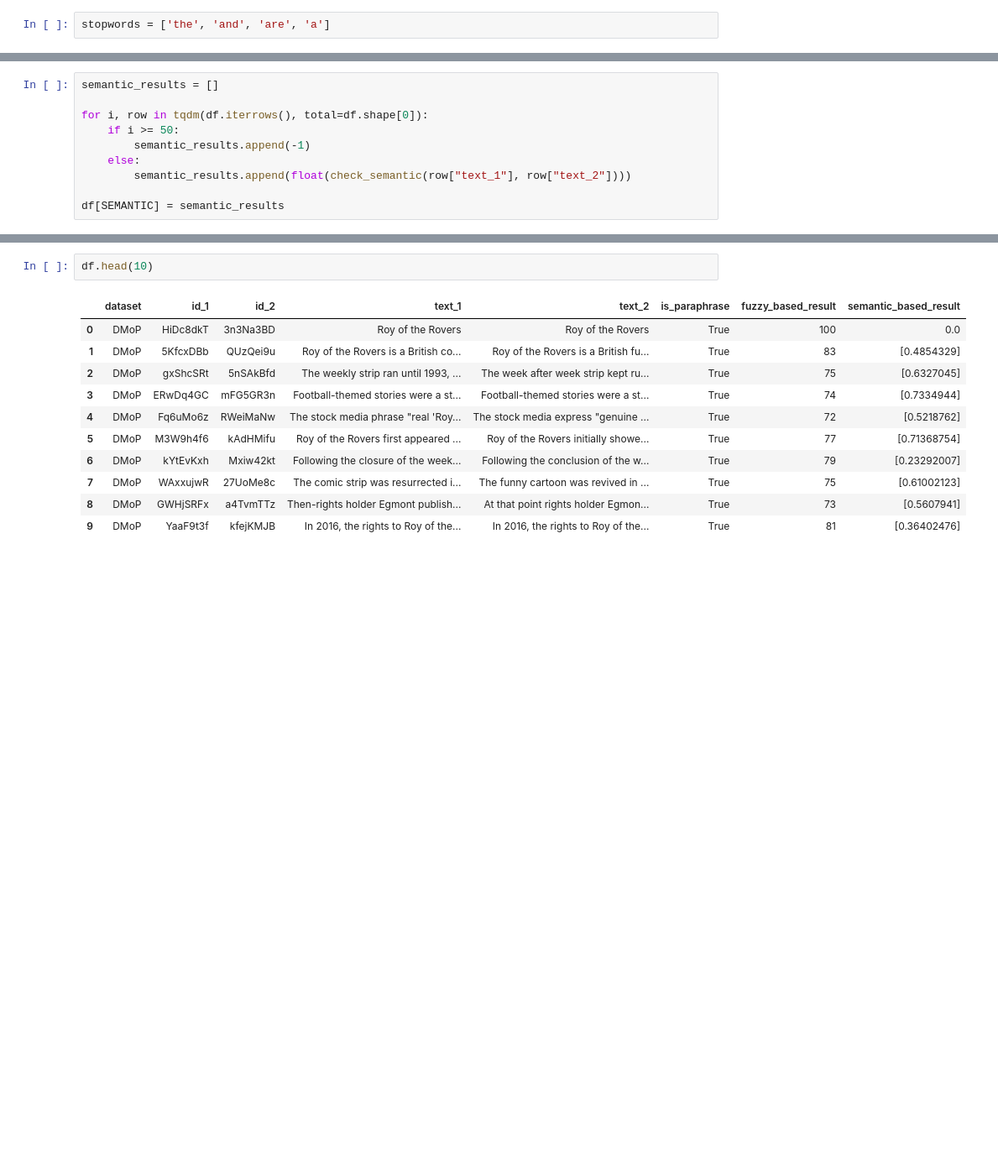
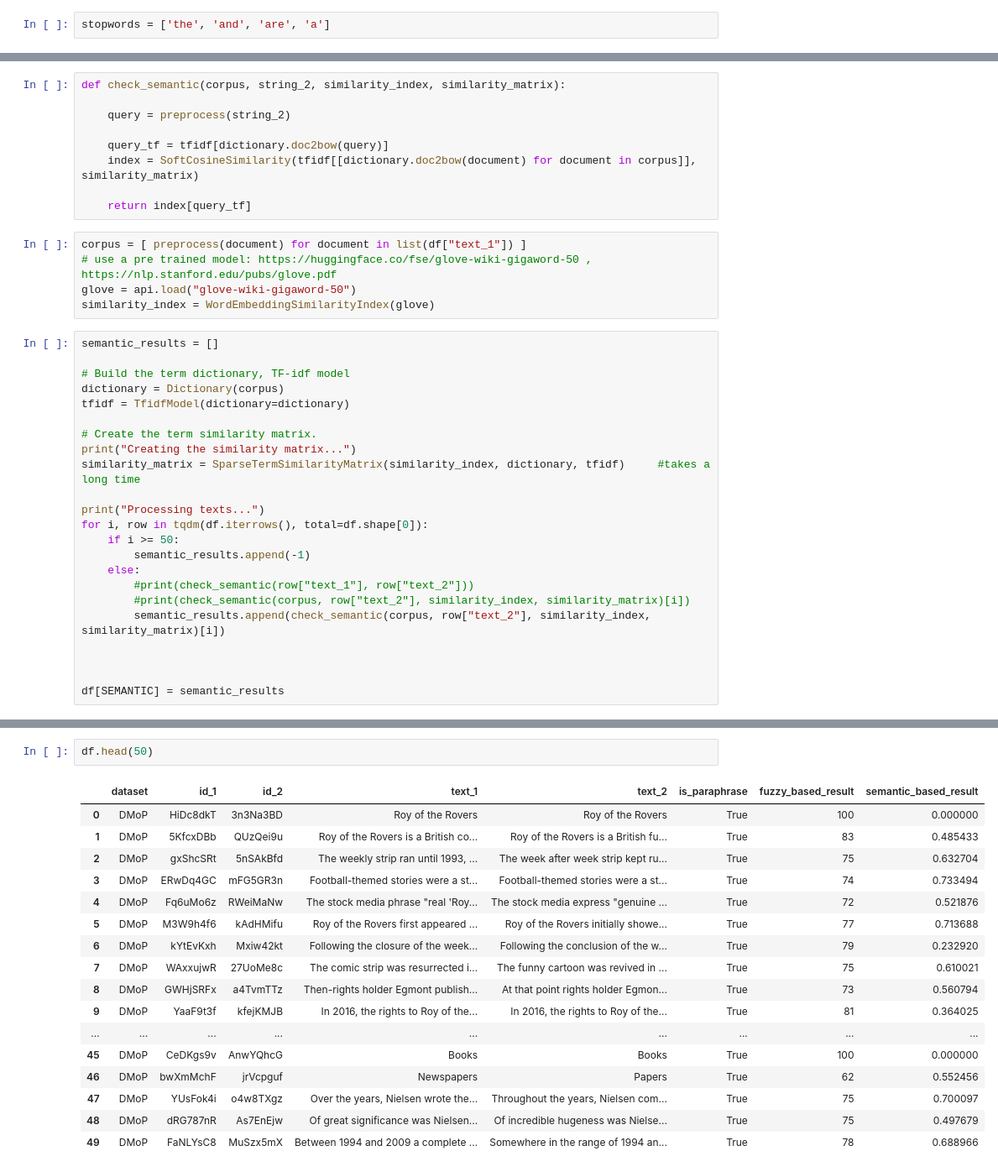
Before and after one commit to jonas-becker/pd-human-vs-machine-content, a Jupyter notebook: paraphrase_detection.ipynb, the cells around one changed output, grey strips where cells are left out. Shown: that part at 84% size. Cells and saved outputs as stored; diff of their text form; blank space fills up the shorter version.

Commit message:
semantic based fixed

```diff
--- a/paraphrase_detection.ipynb
+++ b/paraphrase_detection.ipynb
@@ -86,10 +57,37 @@ def check_semantic(string_1, string_2):
+# %%
+def check_semantic(corpus, string_2, similarity_index, similarity_matrix):
+
+    query = preprocess(string_2)
+
+    query_tf = tfidf[dictionary.doc2bow(query)]
+    index = SoftCosineSimilarity(tfidf[[dictionary.doc2bow(document) for document in corpus]], similarity_matrix)
+
+    return index[query_tf]
+# %%
+corpus = [ preprocess(document) for document in list(df["text_1"]) ]
+# use a pre trained model: https://huggingface.co/fse/glove-wiki-gigaword-50 , https://nlp.stanford.edu/pubs/glove.pdf
+glove = api.load("glove-wiki-gigaword-50")
+similarity_index = WordEmbeddingSimilarityIndex(glove)
 # %%
 semantic_results = []
 
+# Build the term dictionary, TF-idf model
+dictionary = Dictionary(corpus)
+tfidf = TfidfModel(dictionary=dictionary)
+
+# Create the term similarity matrix.
+print("Creating the similarity matrix...")
+similarity_matrix = SparseTermSimilarityMatrix(similarity_index, dictionary, tfidf)     #takes a long time
+
+print("Processing texts...")
 for i, row in tqdm(df.iterrows(), total=df.shape[0]):
     if i >= 50:
         semantic_results.append(-1)
     else:
-        semantic_results.append(float(check_semantic(row["text_1"], row["text_2"])))
+        #print(check_semantic(row["text_1"], row["text_2"]))
+        #print(check_semantic(corpus, row["text_2"], similarity_index, similarity_matrix)[i])
+        semantic_results.append(check_semantic(corpus, row["text_2"], similarity_index, similarity_matrix)[i])
+
+
 
 df[SEMANTIC] = semantic_results
@@ -96,14 +96,20 @@ df[SEMANTIC] = semantic_results
 # %%
-df.head(10)
+df.head(50)
 # %% [output]
 |  | dataset | id_1 | id_2 | text_1 | text_2 | is_paraphrase | fuzzy_based_result | semantic_based_result |
-| 0 | DMoP | HiDc8dkT | 3n3Na3BD | Roy of the Rovers | Roy of the Rovers | True | 100 | 0.0 |
-| 1 | DMoP | 5KfcxDBb | QUzQei9u | Roy of the Rovers is a British co... | Roy of the Rovers is a British fu... | True | 83 | [0.4854329] |
-| 2 | DMoP | gxShcSRt | 5nSAkBfd | The weekly strip ran until 1993, ... | The week after week strip kept ru... | True | 75 | [0.6327045] |
-| 3 | DMoP | ERwDq4GC | mFG5GR3n | Football-themed stories were a st... | Football-themed stories were a st... | True | 74 | [0.7334944] |
-| 4 | DMoP | Fq6uMo6z | RWeiMaNw | The stock media phrase "real 'Roy... | The stock media express "genuine ... | True | 72 | [0.5218762] |
-| 5 | DMoP | M3W9h4f6 | kAdHMifu | Roy of the Rovers first appeared ... | Roy of the Rovers initially showe... | True | 77 | [0.71368754] |
-| 6 | DMoP | kYtEvKxh | Mxiw42kt | Following the closure of the week... | Following the conclusion of the w... | True | 79 | [0.23292007] |
-| 7 | DMoP | WAxxujwR | 27UoMe8c | The comic strip was resurrected i... | The funny cartoon was revived in ... | True | 75 | [0.61002123] |
-| 8 | DMoP | GWHjSRFx | a4TvmTTz | Then-rights holder Egmont publish... | At that point rights holder Egmon... | True | 73 | [0.5607941] |
-| 9 | DMoP | YaaF9t3f | kfejKMJB | In 2016, the rights to Roy of the... | In 2016, the rights to Roy of the... | True | 81 | [0.36402476] |
+| 0 | DMoP | HiDc8dkT | 3n3Na3BD | Roy of the Rovers | Roy of the Rovers | True | 100 | 0.000000 |
+| 1 | DMoP | 5KfcxDBb | QUzQei9u | Roy of the Rovers is a British co... | Roy of the Rovers is a British fu... | True | 83 | 0.485433 |
+| 2 | DMoP | gxShcSRt | 5nSAkBfd | The weekly strip ran until 1993, ... | The week after week strip kept ru... | True | 75 | 0.632704 |
+| 3 | DMoP | ERwDq4GC | mFG5GR3n | Football-themed stories were a st... | Football-themed stories were a st... | True | 74 | 0.733494 |
+| 4 | DMoP | Fq6uMo6z | RWeiMaNw | The stock media phrase "real 'Roy... | The stock media express "genuine ... | True | 72 | 0.521876 |
+| 5 | DMoP | M3W9h4f6 | kAdHMifu | Roy of the Rovers first appeared ... | Roy of the Rovers initially showe... | True | 77 | 0.713688 |
+| 6 | DMoP | kYtEvKxh | Mxiw42kt | Following the closure of the week... | Following the conclusion of the w... | True | 79 | 0.232920 |
+| 7 | DMoP | WAxxujwR | 27UoMe8c | The comic strip was resurrected i... | The funny cartoon was revived in ... | True | 75 | 0.610021 |
+| 8 | DMoP | GWHjSRFx | a4TvmTTz | Then-rights holder Egmont publish... | At that point rights holder Egmon... | True | 73 | 0.560794 |
+| 9 | DMoP | YaaF9t3f | kfejKMJB | In 2016, the rights to Roy of the... | In 2016, the rights to Roy of the... | True | 81 | 0.364025 |
+| ... | ... | ... | ... | ... | ... | ... | ... | ... |
+| 45 | DMoP | CeDKgs9v | AnwYQhcG | Books | Books | True | 100 | 0.000000 |
+| 46 | DMoP | bwXmMchF | jrVcpguf | Newspapers | Papers | True | 62 | 0.552456 |
+| 47 | DMoP | YUsFok4i | o4w8TXgz | Over the years, Nielsen wrote the... | Throughout the years, Nielsen com... | True | 75 | 0.700097 |
+| 48 | DMoP | dRG787nR | As7EnEjw | Of great significance was Nielsen... | Of incredible hugeness was Nielse... | True | 75 | 0.497679 |
+| 49 | DMoP | FaNLYsC8 | MuSzx5mX | Between 1994 and 2009 a complete ... | Somewhere in the range of 1994 an... | True | 78 | 0.688966 |
```
Also changed, not shown: parts of 4 cells of this notebook.
